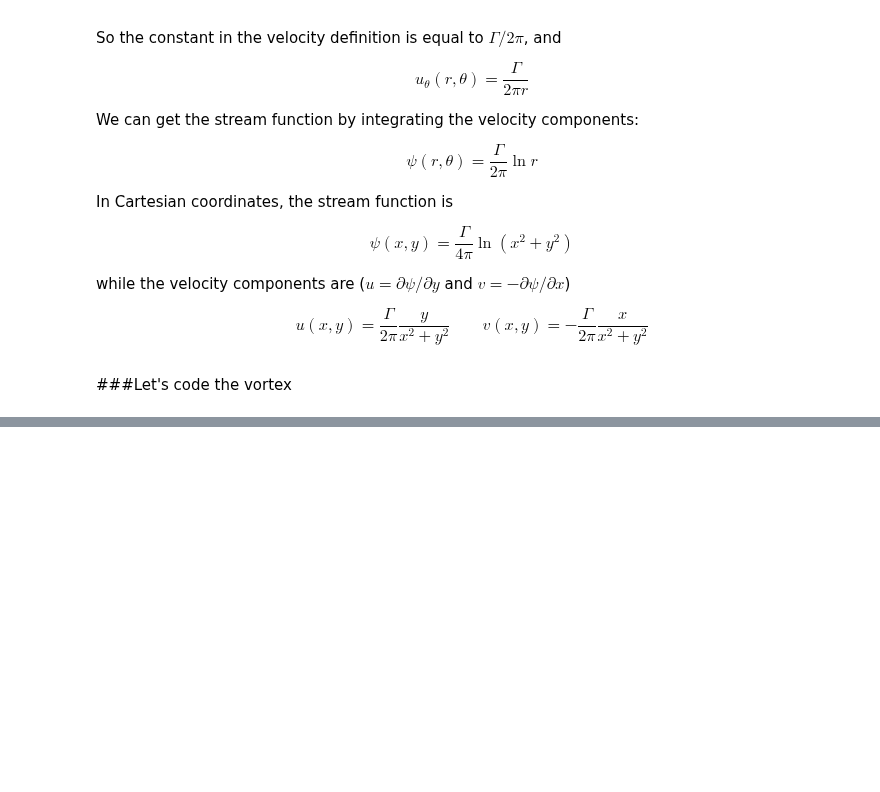
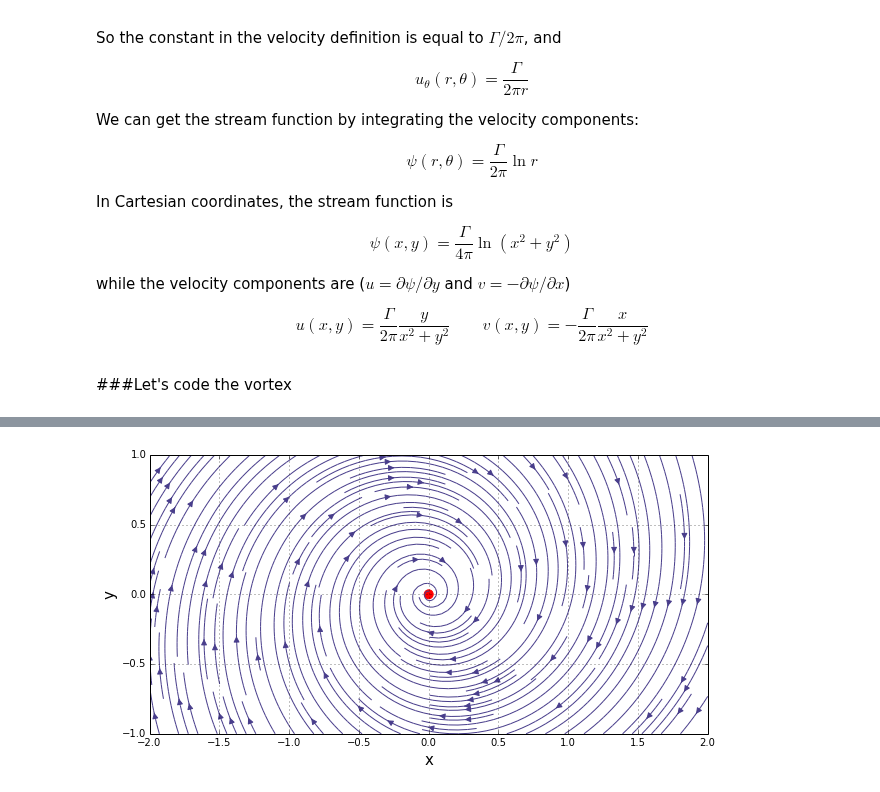
Before and after one commit to engamohd/AeroPython, a Jupyter notebook: my_codes/lesson04_mc.ipynb, the cells around one changed output, grey strips where cells are left out. Saved outputs shown, nothing was run; the diff lists cells and outputs as text; code cells hidden in the pictures; blank space fills up the shorter version.

```diff
--- a/my_codes/lesson04_mc.ipynb
+++ b/my_codes/lesson04_mc.ipynb
@@ -32,0 +113,18 @@ $$u\left(x,y\right) = \frac{\Gamma}{2\pi}\frac{y}{x^2+y^2} \qquad v\left(x,y\rig
+# %%
+strength_sink = -1.0            # strength of the sink
+x_sink, y_sink = 0.0, 0.0       # location of the sink
+# %%
+def get_velocity_sink(strength, x_s, y_s, X, Y):
+
+    """Returns the velocity field generated by a sink.
+
+    Arguments
+    ---------
+    strength: strength of the sink.
+    x_s, y_s: coordinates of the sink.
+    X, Y: mesh grid.
+    """
+    u = strength/(2*numpy.pi)*(X-x_s)/((X-x_s)**2+(Y-y_s)**2)
+    v = strength/(2*numpy.pi)*(Y-y_s)/((X-x_s)**2+(Y-y_s)**2)
+
+    return u, v
@@ -32,0 +145,27 @@ $$u\left(x,y\right) = \frac{\Gamma}{2\pi}\frac{y}{x^2+y^2} \qquad v\left(x,y\rig
+# %%
+# computes the velocity field on the mesh grid
+u_sink, v_sink = get_velocity_sink(strength_sink, x_sink, y_sink, X, Y)
+
+# computes the stream-function on the mesh grid
+psi_sink = get_stream_function_sink(strength_sink, x_sink, y_sink, X, Y)
+# %%
+# superposition of the sink and the vortex
+u = u_vortex + u_sink
+v = v_vortex + v_sink
+psi = psi_vortex + psi_sink
+# %%
+#Plotting
+
+pyplot.figure(figsize=(10,5))      #set plot size
+pyplot.grid(True)                  #plot the grid
+
+pyplot.xlim(x_start, x_end)        #set x-lim
+pyplot.ylim(y_start, y_end)        #set y-lim
+pyplot.xlabel('x', fontsize=15)    #set x-label
+pyplot.ylabel('y', fontsize=15)    #set y-label
+
+pyplot.streamplot(X, Y, u, v, density=2,
+                  linewidth=1, arrowsize=1.2, arrowstyle='-|>',color='#483D8B')
+pyplot.scatter(x_vortex, y_vortex, color='r', s=80, marker='o');
+# %% [output]
+[figure, added]
```
Also changed, not shown: parts of 11 cells of this notebook, 1 other file.
